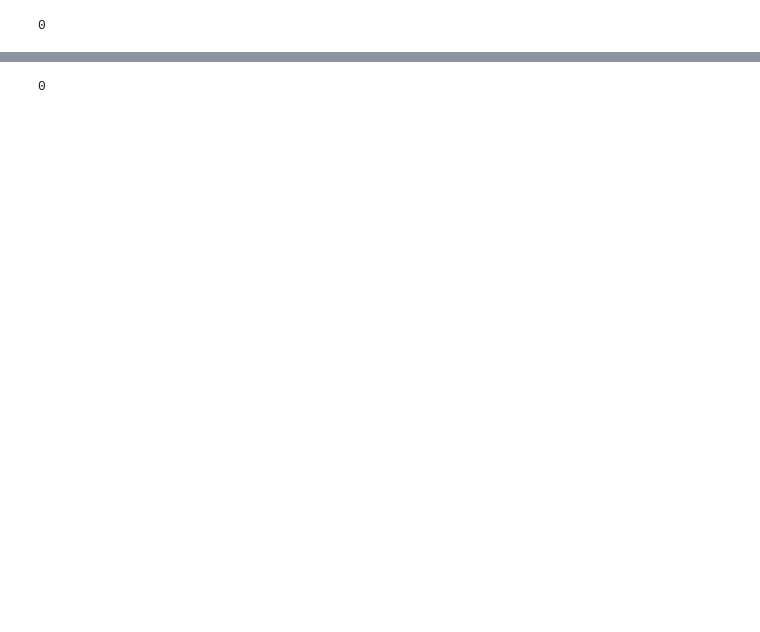
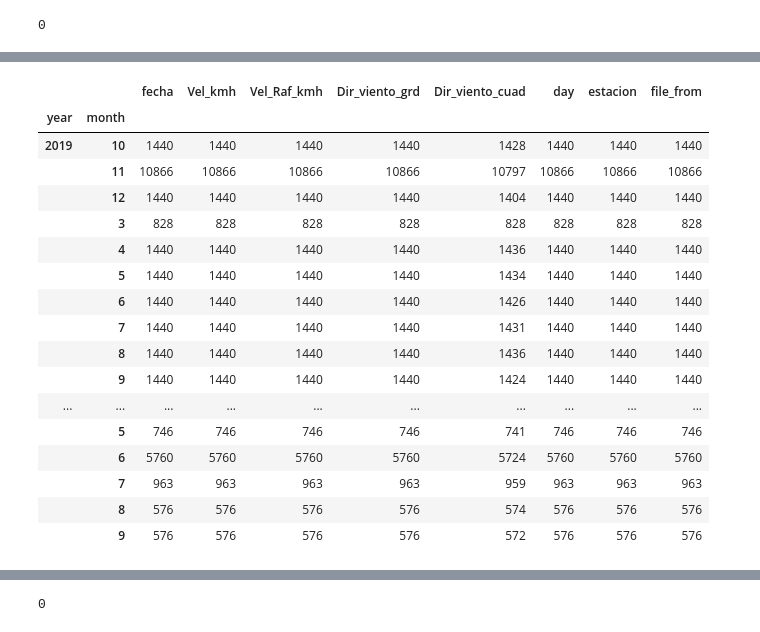
Before and after one commit to ctalamilla/tacatacaMeteo, a Jupyter notebook: Notebooks/EDA.ipynb, the cells around one changed output, grey strips where cells are left out. Saved outputs shown, nothing was run; the diff lists cells and outputs as text; code cells hidden in the pictures; blank space fills up the shorter version.

```diff
--- a/Notebooks/EDA.ipynb
+++ b/Notebooks/EDA.ipynb
@@ -155,3 +249,24 @@ EstacionEolica1.duplicated(['fecha']).sum()
+# %%
+EstacionEolica1.groupby(['year','month']).count()
+# %% [output]
+|  |  | fecha | Vel_kmh | Vel_Raf_kmh | Dir_viento_grd | Dir_viento_cuad | day | estacion | file_from |
+| year | month |  |  |  |  |  |  |  |  |
+| 2019 | 10 | 1440 | 1440 | 1440 | 1440 | 1428 | 1440 | 1440 | 1440 |
+|  | 11 | 10866 | 10866 | 10866 | 10866 | 10797 | 10866 | 10866 | 10866 |
+|  | 12 | 1440 | 1440 | 1440 | 1440 | 1404 | 1440 | 1440 | 1440 |
+|  | 3 | 828 | 828 | 828 | 828 | 828 | 828 | 828 | 828 |
+|  | 4 | 1440 | 1440 | 1440 | 1440 | 1436 | 1440 | 1440 | 1440 |
+|  | 5 | 1440 | 1440 | 1440 | 1440 | 1434 | 1440 | 1440 | 1440 |
+|  | 6 | 1440 | 1440 | 1440 | 1440 | 1426 | 1440 | 1440 | 1440 |
+|  | 7 | 1440 | 1440 | 1440 | 1440 | 1431 | 1440 | 1440 | 1440 |
+|  | 8 | 1440 | 1440 | 1440 | 1440 | 1436 | 1440 | 1440 | 1440 |
+|  | 9 | 1440 | 1440 | 1440 | 1440 | 1424 | 1440 | 1440 | 1440 |
+| ... | ... | ... | ... | ... | ... | ... | ... | ... | ... |
+|  | 5 | 746 | 746 | 746 | 746 | 741 | 746 | 746 | 746 |
+|  | 6 | 5760 | 5760 | 5760 | 5760 | 5724 | 5760 | 5760 | 5760 |
+|  | 7 | 963 | 963 | 963 | 963 | 959 | 963 | 963 | 963 |
+|  | 8 | 576 | 576 | 576 | 576 | 574 | 576 | 576 | 576 |
+|  | 9 | 576 | 576 | 576 | 576 | 572 | 576 | 576 | 576 |
 # %%
 EstacionEolica2 = cleanEolica('../data/Eólica 2/all_files', 'Eolica2')
 EstacionEolica2
```
Also changed, not shown: parts of 27 cells of this notebook, 13 other files.
